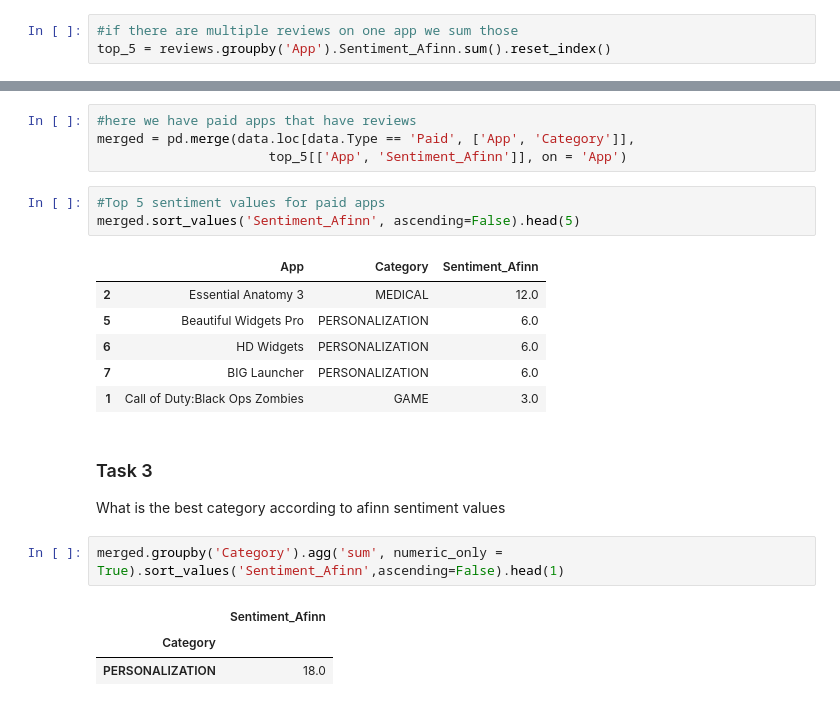
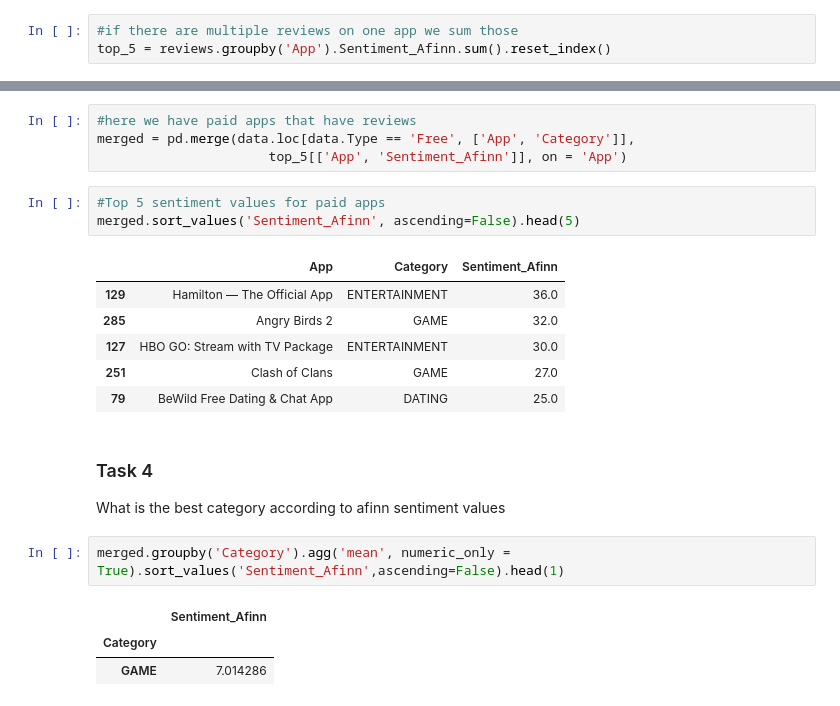
Before and after one commit to bahaozsahin/Develhope_Project-2_team-3, a Jupyter notebook: week4/week4_Baha.ipynb, the cells around one changed output, grey strips where cells are left out. Cells and saved outputs as stored; diff of their text form.

```diff
--- a/week4/week4_Baha.ipynb
+++ b/week4/week4_Baha.ipynb
@@ -144,23 +144,23 @@ data.loc[data.Type == 'Paid', ['App', 'Category']]
 # %%
 #here we have paid apps that have reviews
-merged = pd.merge(data.loc[data.Type == 'Paid', ['App', 'Category']],
+merged = pd.merge(data.loc[data.Type == 'Free', ['App', 'Category']],
                       top_5[['App', 'Sentiment_Afinn']], on = 'App')
 # %%
 #Top 5 sentiment values for paid apps
 merged.sort_values('Sentiment_Afinn', ascending=False).head(5)
 # %% [output]
 |  | App | Category | Sentiment_Afinn |
-| 2 | Essential Anatomy 3 | MEDICAL | 12.0 |
-| 5 | Beautiful Widgets Pro | PERSONALIZATION | 6.0 |
-| 6 | HD Widgets | PERSONALIZATION | 6.0 |
-| 7 | BIG Launcher | PERSONALIZATION | 6.0 |
-| 1 | Call of Duty:Black Ops Zombies | GAME | 3.0 |
+| 129 | Hamilton — The Official App | ENTERTAINMENT | 36.0 |
+| 285 | Angry Birds 2 | GAME | 32.0 |
+| 127 | HBO GO: Stream with TV Package | ENTERTAINMENT | 30.0 |
+| 251 | Clash of Clans | GAME | 27.0 |
+| 79 | BeWild Free Dating & Chat App | DATING | 25.0 |
 # %% [markdown]
-### Task 3
+### Task 4
 What is the best category according to afinn sentiment values
 # %%
-merged.groupby('Category').agg('sum', numeric_only = True).sort_values('Sentiment_Afinn',ascending=False).head(1)
+merged.groupby('Category').agg('mean', numeric_only = True).sort_values('Sentiment_Afinn',ascending=False).head(1)
 # %% [output]
 |  | Sentiment_Afinn |
 | Category |  |
-| PERSONALIZATION | 18.0 |
+| GAME | 7.014286 |
```
Also changed, not shown: parts of 1 cell of this notebook.
